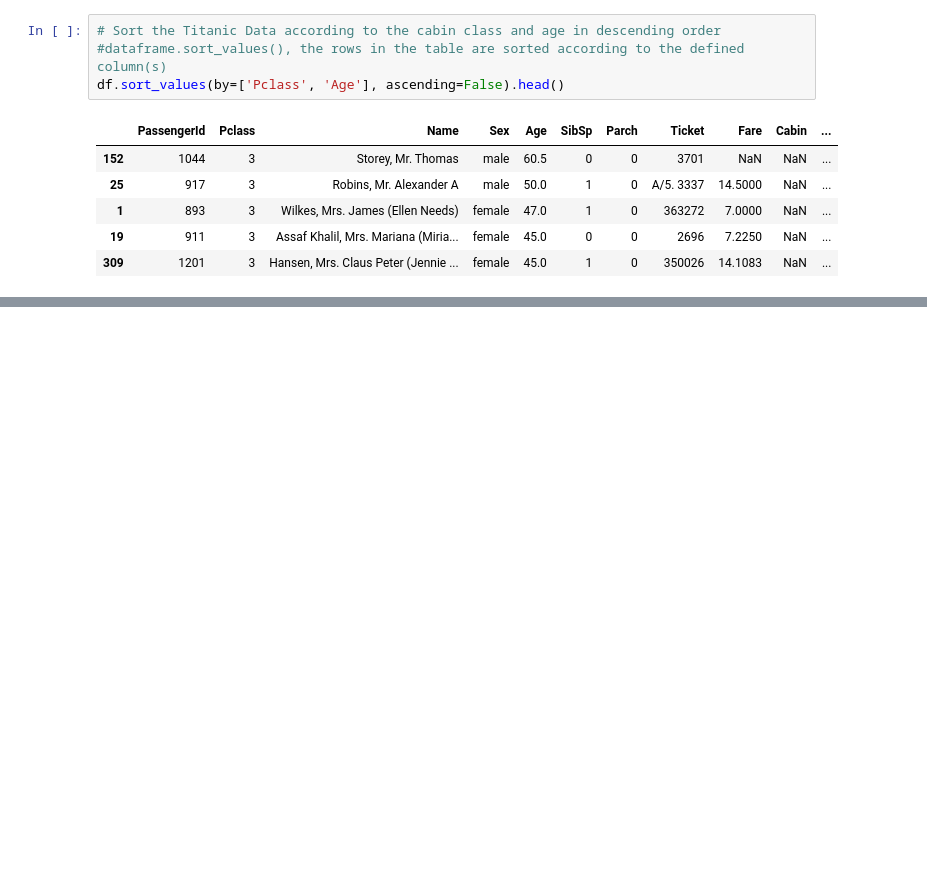
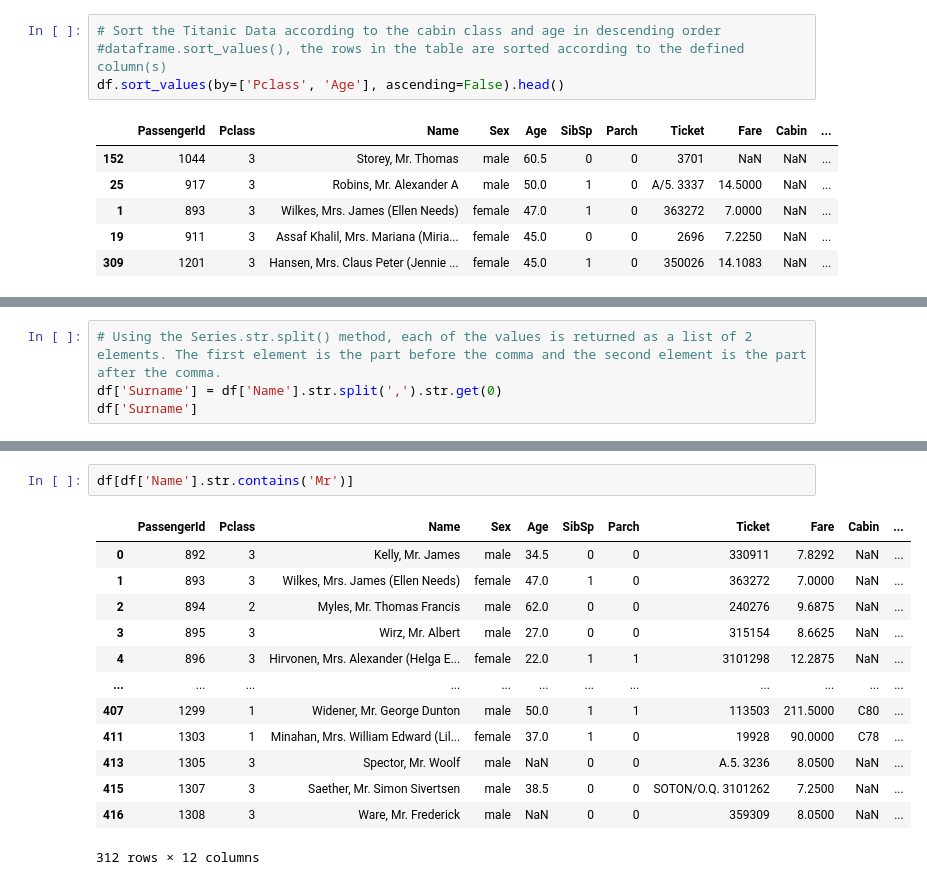
Before and after one commit to 254Bit/TitanicDataAnalysis, a Jupyter notebook: summary.ipynb, the cells around one changed output, grey strips where cells are left out. Saved outputs shown, nothing was run; the diff lists cells and outputs as text; blank space fills up the shorter version.

```diff
--- a/summary.ipynb
+++ b/summary.ipynb
@@ -201,0 +234,4 @@ df.sort_values(by=['Pclass', 'Age'], ascending=False).head()
+# %%
+# Using the Series.str.split() method, each of the values is returned as a list of 2 elements. The first element is the part before the comma and the second element is the part after the comma.
+df['Surname'] = df['Name'].str.split(',').str.get(0)
+df['Surname']
@@ -201,0 +267,16 @@ df.sort_values(by=['Pclass', 'Age'], ascending=False).head()
+# %%
+df[df['Name'].str.contains('Mr')]
+# %% [output]
+|  | PassengerId | Pclass | Name | Sex | Age | SibSp | Parch | Ticket | Fare | Cabin | ... |
+| 0 | 892 | 3 | Kelly, Mr. James | male | 34.5 | 0 | 0 | 330911 | 7.8292 | NaN | ... |
+| 1 | 893 | 3 | Wilkes, Mrs. James (Ellen Needs) | female | 47.0 | 1 | 0 | 363272 | 7.0000 | NaN | ... |
+| 2 | 894 | 2 | Myles, Mr. Thomas Francis | male | 62.0 | 0 | 0 | 240276 | 9.6875 | NaN | ... |
+| 3 | 895 | 3 | Wirz, Mr. Albert | male | 27.0 | 0 | 0 | 315154 | 8.6625 | NaN | ... |
+| 4 | 896 | 3 | Hirvonen, Mrs. Alexander (Helga E... | female | 22.0 | 1 | 1 | 3101298 | 12.2875 | NaN | ... |
+| ... | ... | ... | ... | ... | ... | ... | ... | ... | ... | ... | ... |
+| 407 | 1299 | 1 | Widener, Mr. George Dunton | male | 50.0 | 1 | 1 | 113503 | 211.5000 | C80 | ... |
+| 411 | 1303 | 1 | Minahan, Mrs. William Edward (Lil... | female | 37.0 | 1 | 0 | 19928 | 90.0000 | C78 | ... |
+| 413 | 1305 | 3 | Spector, Mr. Woolf | male | NaN | 0 | 0 | A.5. 3236 | 8.0500 | NaN | ... |
+| 415 | 1307 | 3 | Saether, Mr. Simon Sivertsen | male | 38.5 | 0 | 0 | SOTON/O.Q. 3101262 | 7.2500 | NaN | ... |
+| 416 | 1308 | 3 | Ware, Mr. Frederick | male | NaN | 0 | 0 | 359309 | 8.0500 | NaN | ... |
+312 rows × 12 columns
```
Also changed, not shown: parts of 8 cells of this notebook.
